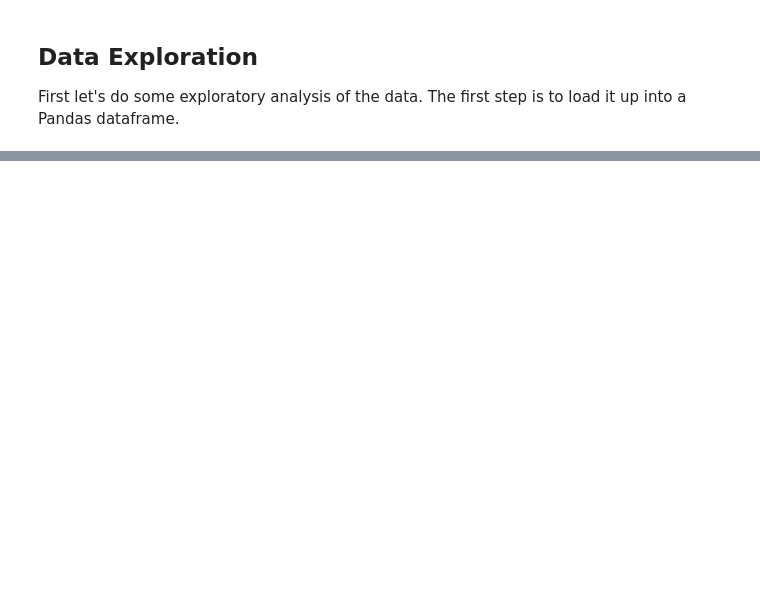
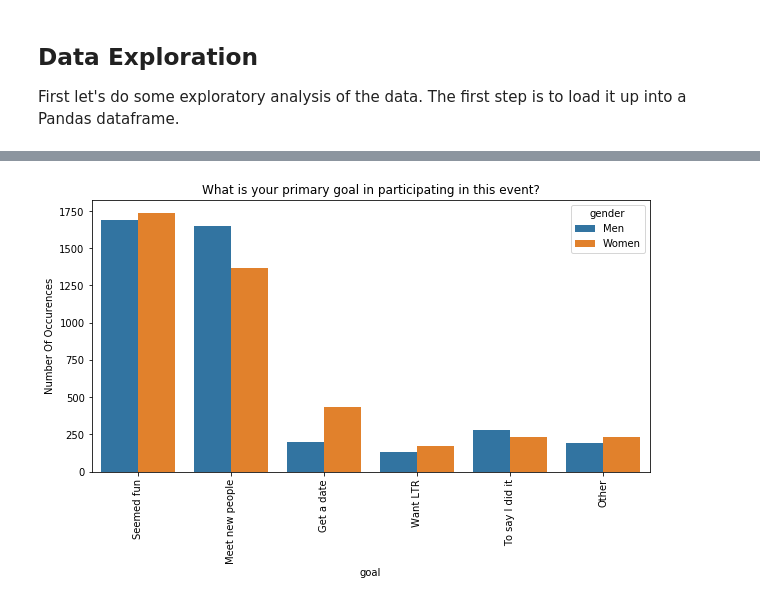
Before and after one commit to alexanderwood/online-dating, a Jupyter notebook: dating-analysis.ipynb, the cells around one changed output, grey strips where cells are left out. Saved outputs shown, nothing was run; the diff lists cells and outputs as text; code cells hidden in the pictures; blank space fills up the shorter version.

```diff
--- a/dating-analysis.ipynb
+++ b/dating-analysis.ipynb
@@ -57,0 +111,19 @@ These are a lot of different IDs. In fact, we see later in
+# %%
+def agg_plot(question, attribute, groupby, answer_key, legend_vals):
+    pltdat = df.groupby([groupby]).agg(dat_count=(attribute,'value_counts'))
+    pltdat = pltdat.reset_index()
+
+    ax = sns.barplot(x=attribute, y='dat_count', hue=groupby, data=pltdat)
+    plt.title(question)
+    ax.set_xlabel(attribute)
+    ax.set_ylabel('Number Of Occurences')
+    ax.set_xticklabels(answer_key, rotation=90)
+
+    for a,b in zip(ax.axes.get_legend().texts, legend_vals): a.set_text(b)
+# %%
+question="What is your primary goal in participating in this event?"
+answers=['Seemed fun', 'Meet new people', 'Get a date', 'Want LTR', 'To say I did it','Other']
+new_legend=['Men','Women']
+agg_plot(question, 'goal', "gender", answers, new_legend)
+# %% [output]
+[figure, added]
```
Also changed, not shown: parts of 21 cells of this notebook, 3 other files.
